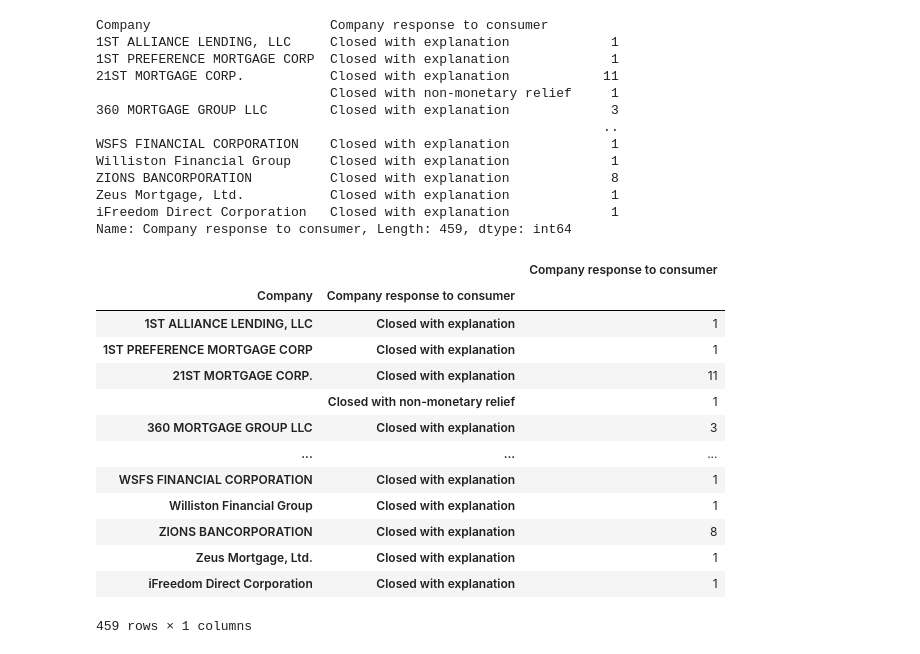
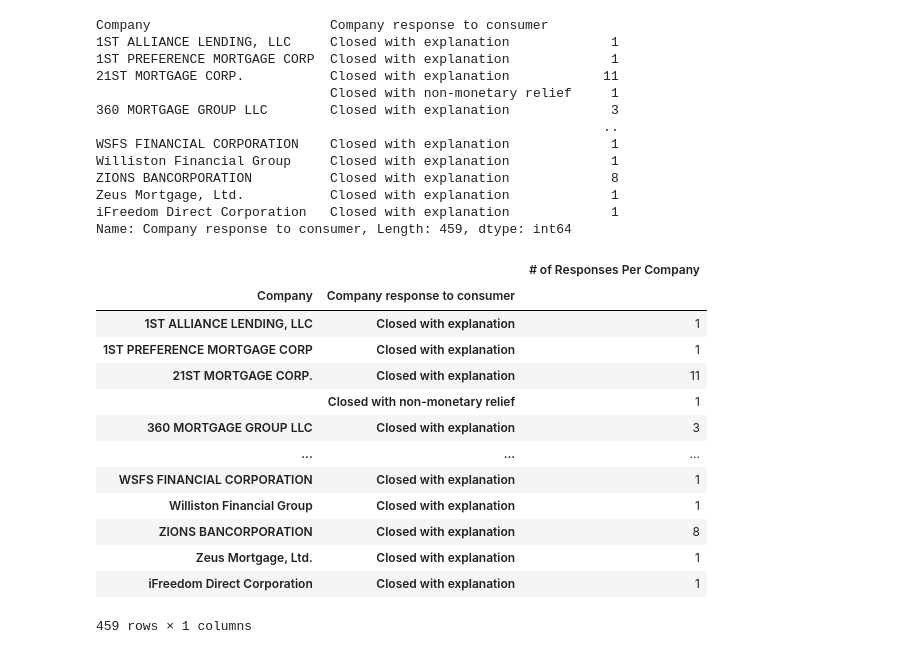
Before and after one commit to carlosvalenciano/Customer-Complaints, a Jupyter notebook: customercomplaints.ipynb, the cells around one changed output. Drawn from its saved outputs; the diff is of its cells as text; code cells hidden in the pictures.

```diff
--- a/customercomplaints.ipynb
+++ b/customercomplaints.ipynb
@@ -71,10 +77,13 @@ Zeus Mortgage, Ltd.           Closed with explanation             1
 iFreedom Direct Corporation   Closed with explanation             1
 Name: Company response to consumer, Length: 459, dtype: int64
 # %%
+#Created a Data Frame for the new grouped data set
+
 company_grouped_df = pd.DataFrame(company_grouped_response)
+company_grouped_df = company_grouped_df.rename(columns= {"Company response to consumer": "# of Responses Per Company"})
 company_grouped_df
 # %% [output]
-|  |  | Company response to consumer |
+|  |  | # of Responses Per Company |
 | Company | Company response to consumer |  |
 | 1ST ALLIANCE LENDING, LLC | Closed with explanation | 1 |
 | 1ST PREFERENCE MORTGAGE CORP | Closed with explanation | 1 |
```
Also changed, not shown: parts of 18 cells of this notebook.
